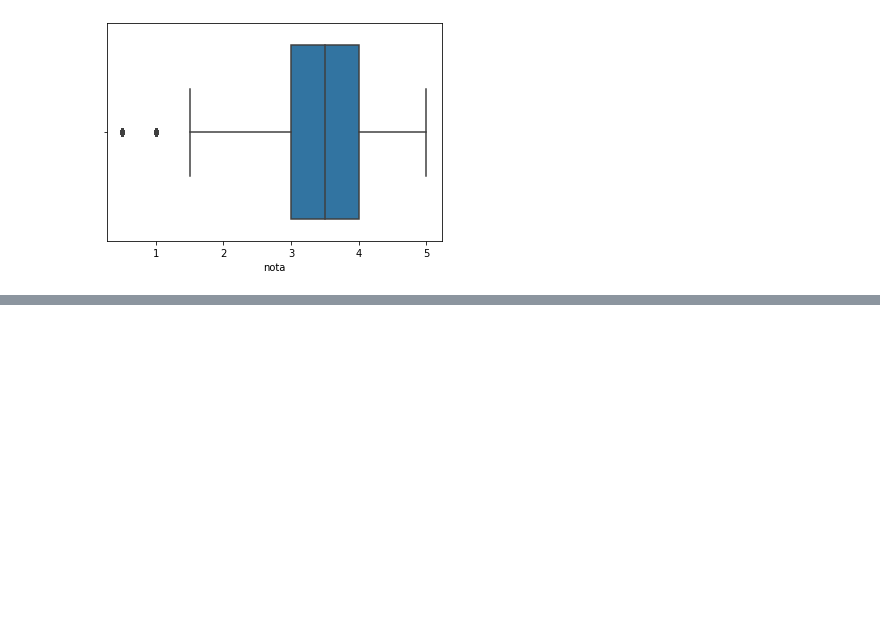
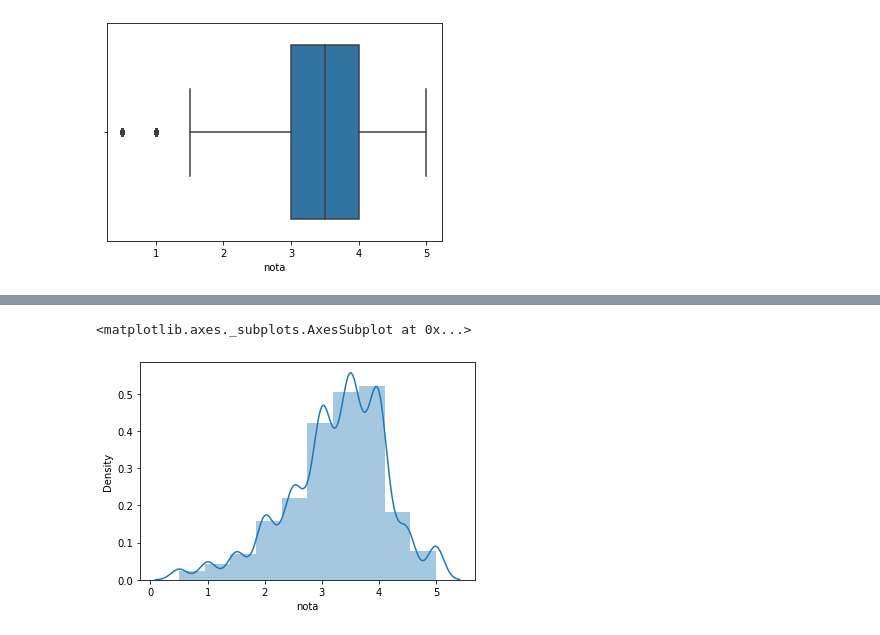
Before and after one commit to Henriquemcc/Aprendendo_Data_Science, a Jupyter notebook: Introdução à Data Science.ipynb, the cells around one changed output, grey strips where cells are left out. Saved outputs shown, nothing was run; the diff lists cells and outputs as text; code cells hidden in the pictures; blank space fills up the shorter version.

```diff
--- a/Introdução à Data Science.ipynb
+++ b/Introdução à Data Science.ipynb
@@ -88,0 +264,5 @@ seaborn.boxplot(notas.nota)
+# %%
+seaborn.distplot(medias_por_filme, bins=10)
+# %% [output]
+<matplotlib.axes._subplots.AxesSubplot at 0x...>
+[figure, added]
```
Also changed, not shown: parts of 27 cells of this notebook.
